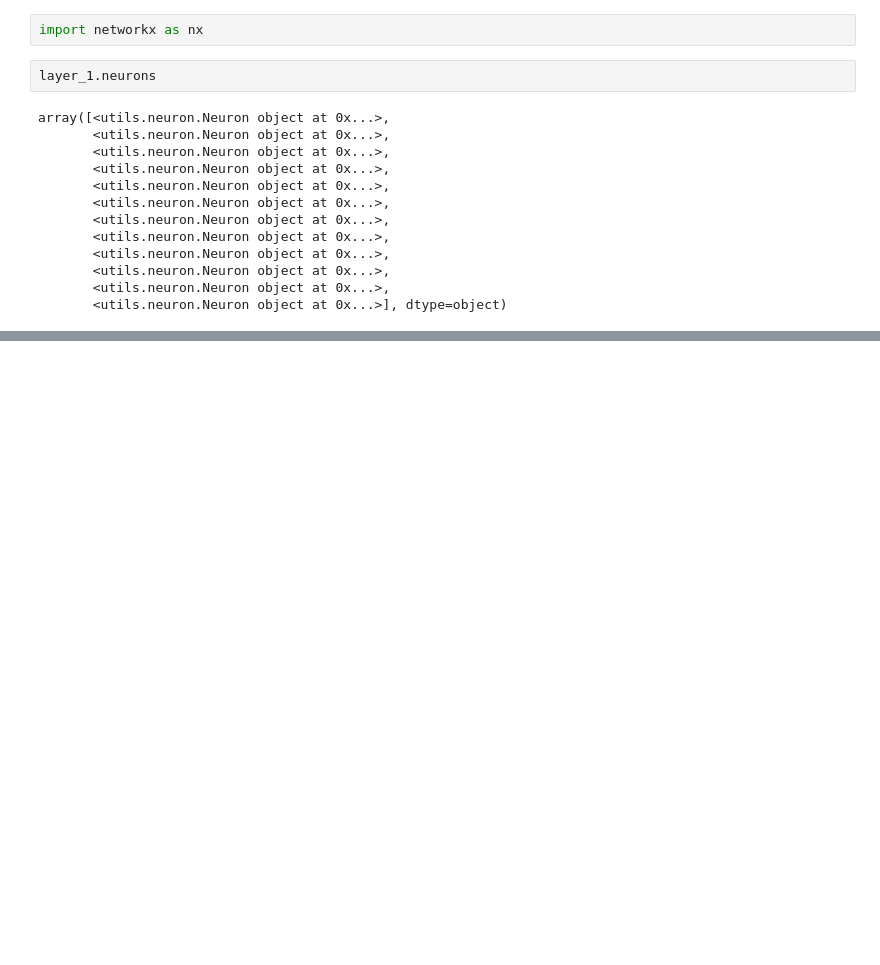
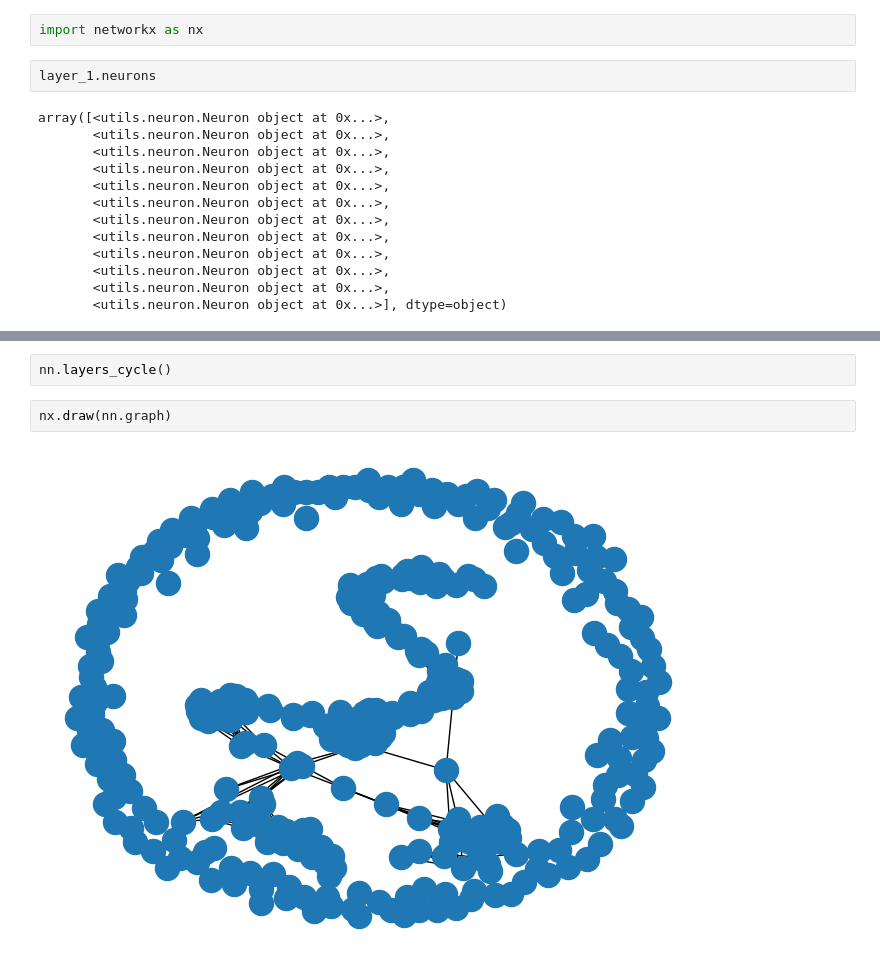
Before and after one commit to LilaShiba/wide_neural_nets_snd, a Jupyter notebook: neuron_explore.ipynb, the cells around one changed output, grey strips where cells are left out. Drawn from its saved outputs; the diff is of its cells as text; blank space fills up the shorter version.

```diff
--- a/neuron_explore.ipynb
+++ b/neuron_explore.ipynb
@@ -107,0 +125,6 @@ print(h)
+# %%
+nn.layers_cycle()
+# %%
+nx.draw(nn.graph)
+# %% [output]
+[figure, added]
```
Also changed, not shown: parts of 12 cells of this notebook, 2 other files.
